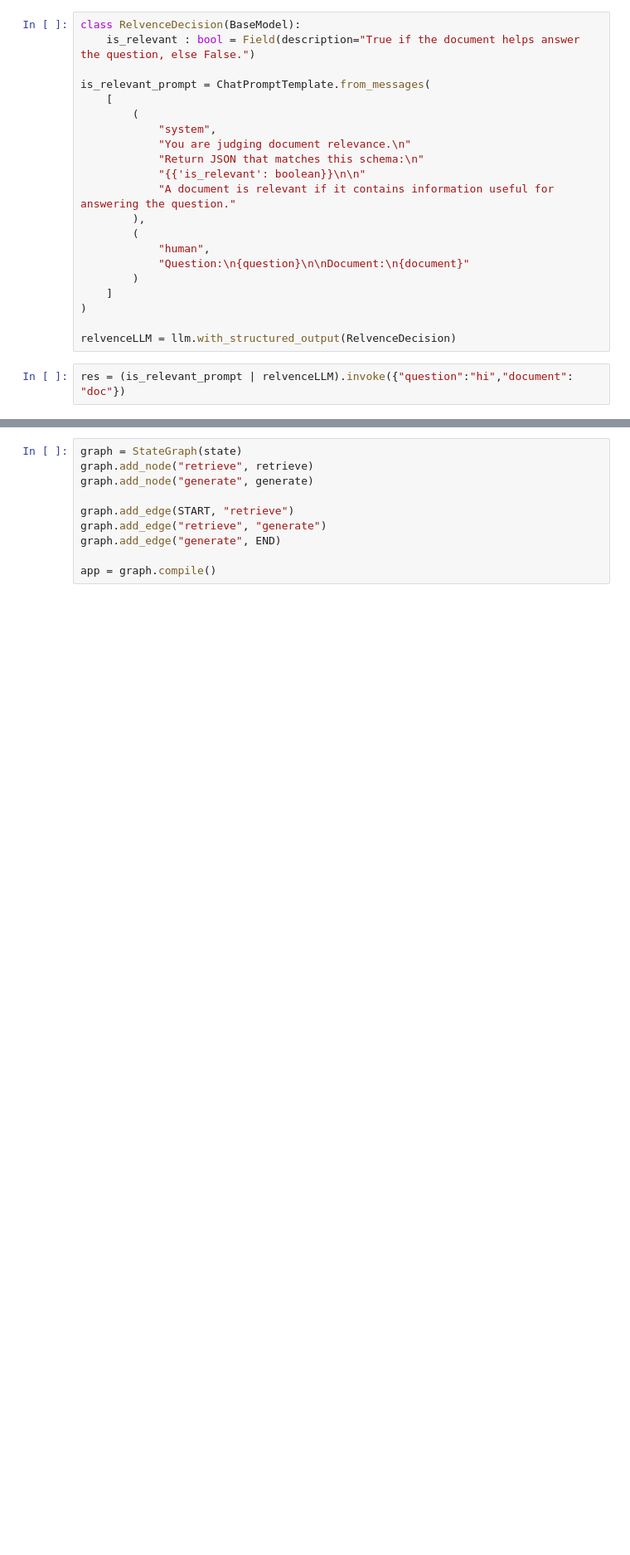
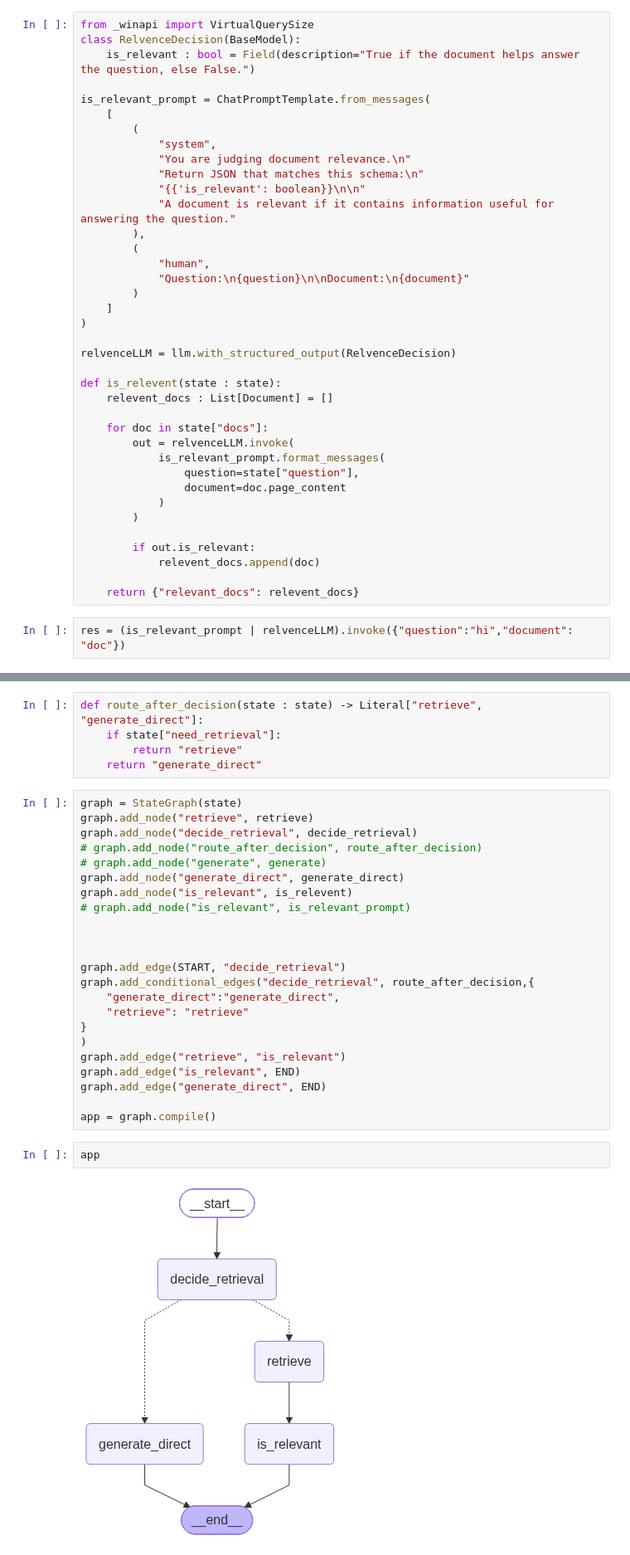
Before and after one commit to abhay10023kgpian/SELF-RAG, a Jupyter notebook: adv_rag.ipynb, the cells around one changed output, grey strips where cells are left out. Shown at 83% size. Saved outputs shown, nothing was run; the diff lists cells and outputs as text; blank space fills up the shorter version.

Commit message:
stage 1 - decide_retrieval, relevant chunks

```diff
--- a/adv_rag.ipynb
+++ b/adv_rag.ipynb
@@ -91,6 +103,7 @@ def generate(state):
 
     return {"answer": response.content}
 # %%
+from _winapi import VirtualQuerySize
 class RelvenceDecision(BaseModel):
     is_relevant : bool = Field(description="True if the document helps answer the question, else False.")
 
@@ -111,5 +124,21 @@ is_relevant_prompt = ChatPromptTemplate.from_messages(
 )
 
 relvenceLLM = llm.with_structured_output(RelvenceDecision)
+
+def is_relevent(state : state):
+    relevent_docs : List[Document] = []
+
+    for doc in state["docs"]:
+        out = relvenceLLM.invoke(
+            is_relevant_prompt.format_messages(
+                question=state["question"],
+                document=doc.page_content
+            )
+        )
+
+        if out.is_relevant:
+            relevent_docs.append(doc)
+
+    return {"relevant_docs": relevent_docs}
 # %%
 res = (is_relevant_prompt | relvenceLLM).invoke({"question":"hi","document": "doc"})
@@ -116,11 +204,33 @@ res = (is_relevant_prompt | relvenceLLM).invoke({"question":"hi","document": "do
+# %%
+def route_after_decision(state : state) -> Literal["retrieve", "generate_direct"]:
+    if state["need_retrieval"]:
+        return "retrieve"
+    return "generate_direct"
 # %%
 graph = StateGraph(state)
 graph.add_node("retrieve", retrieve)
-graph.add_node("generate", generate)
+graph.add_node("decide_retrieval", decide_retrieval)
+# graph.add_node("route_after_decision", route_after_decision)
+# graph.add_node("generate", generate)
+graph.add_node("generate_direct", generate_direct)
+graph.add_node("is_relevant", is_relevent)
+# graph.add_node("is_relevant", is_relevant_prompt)
 
-graph.add_edge(START, "retrieve")
-graph.add_edge("retrieve", "generate")
-graph.add_edge("generate", END)
+
+
+graph.add_edge(START, "decide_retrieval")
+graph.add_conditional_edges("decide_retrieval", route_after_decision,{
+    "generate_direct":"generate_direct",
+    "retrieve": "retrieve"
+}
+)
+graph.add_edge("retrieve", "is_relevant")
+graph.add_edge("is_relevant", END)
+graph.add_edge("generate_direct", END)
 
 app = graph.compile()
+# %%
+app
+# %% [output]
+[figure, added]
 # %%
```
Also changed, not shown: parts of 12 cells of this notebook, 2 other files.
